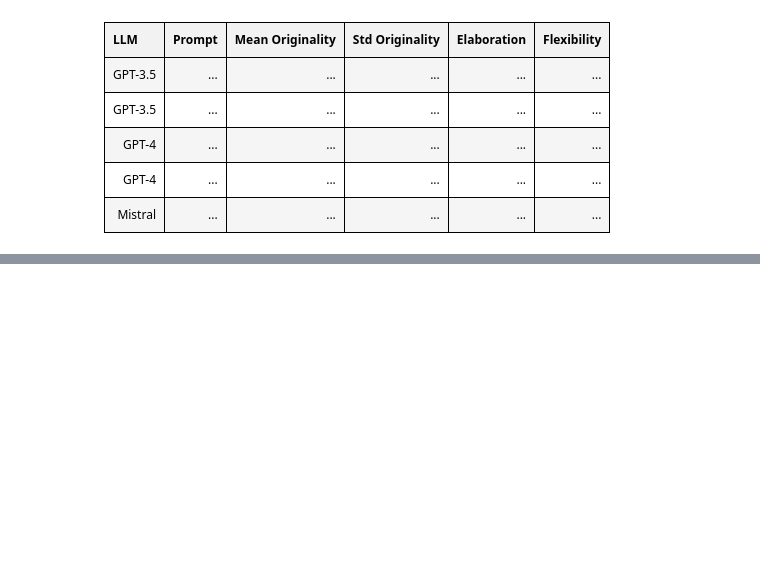
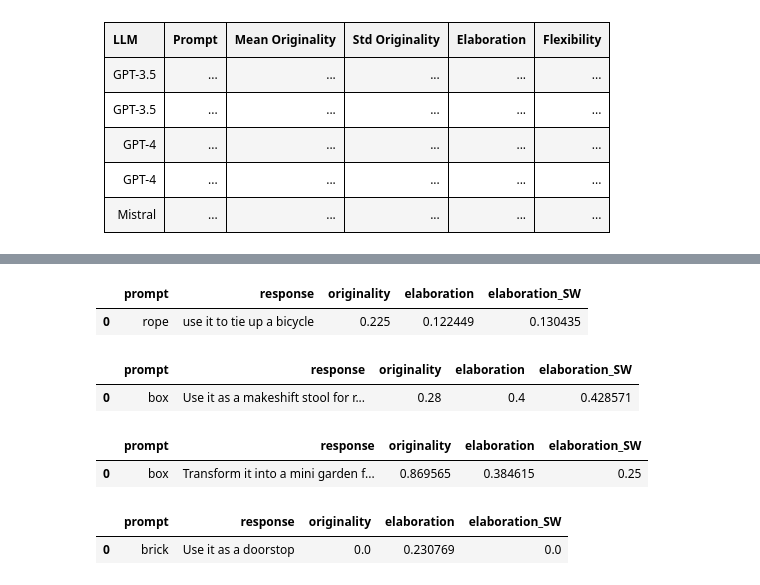
Before and after one commit to Maximelel/LLM_creativity_aut, a Jupyter notebook: benchmark.ipynb, the cells around one changed output, grey strips where cells are left out. Cells and saved outputs as stored; diff of their text form; code cells hidden in the pictures; blank space fills up the shorter version.

```diff
--- a/benchmark.ipynb
+++ b/benchmark.ipynb
@@ -85,0 +187,23 @@ import matplotlib.pyplot as plt
+# %%
+# normalize the columns originality, elaboration and elaboration_SW
+def normalize(df):
+    result = df.copy()
+    for feature_name in df.columns:
+        if feature_name in ["originality", "elaboration", "elaboration_SW"]:
+            max_value = df[feature_name].max()
+            min_value = df[feature_name].min()
+            result[feature_name] = (df[feature_name] - min_value) / (max_value - min_value)
+    return result
+
+for name, df in data.items():
+    data[name] = normalize(df)
+    display(data[name].head(1))
+# %% [output]
+|  | prompt | response | originality | elaboration | elaboration_SW |
+| 0 | rope | use it to tie up a bicycle | 0.225 | 0.122449 | 0.130435 |
+|  | prompt | response | originality | elaboration | elaboration_SW |
+| 0 | box | Use it as a makeshift stool for r... | 0.28 | 0.4 | 0.428571 |
+|  | prompt | response | originality | elaboration | elaboration_SW |
+| 0 | box | Transform it into a mini garden f... | 0.869565 | 0.384615 | 0.25 |
+|  | prompt | response | originality | elaboration | elaboration_SW |
+| 0 | brick | Use it as a doorstop | 0.0 | 0.230769 | 0.0 |
```
Also changed, not shown: parts of 15 cells of this notebook.
